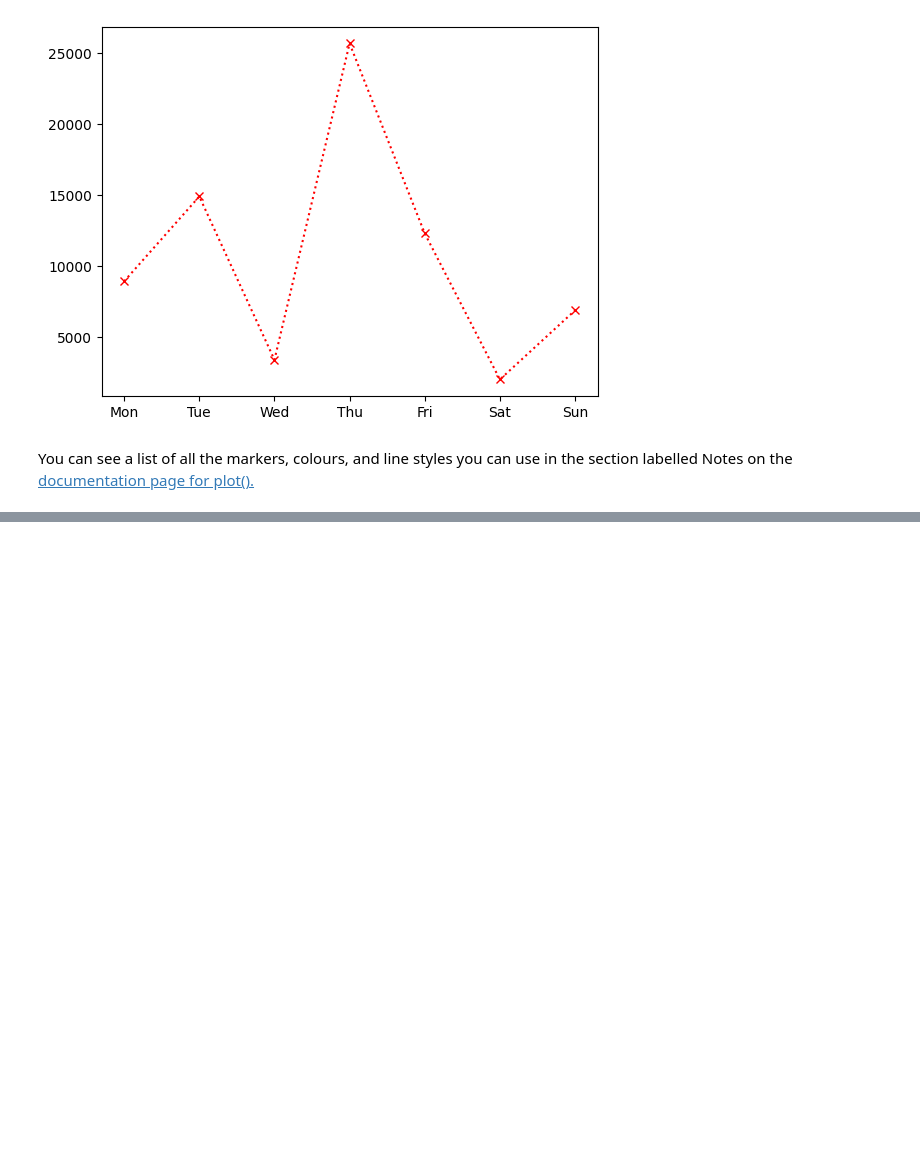
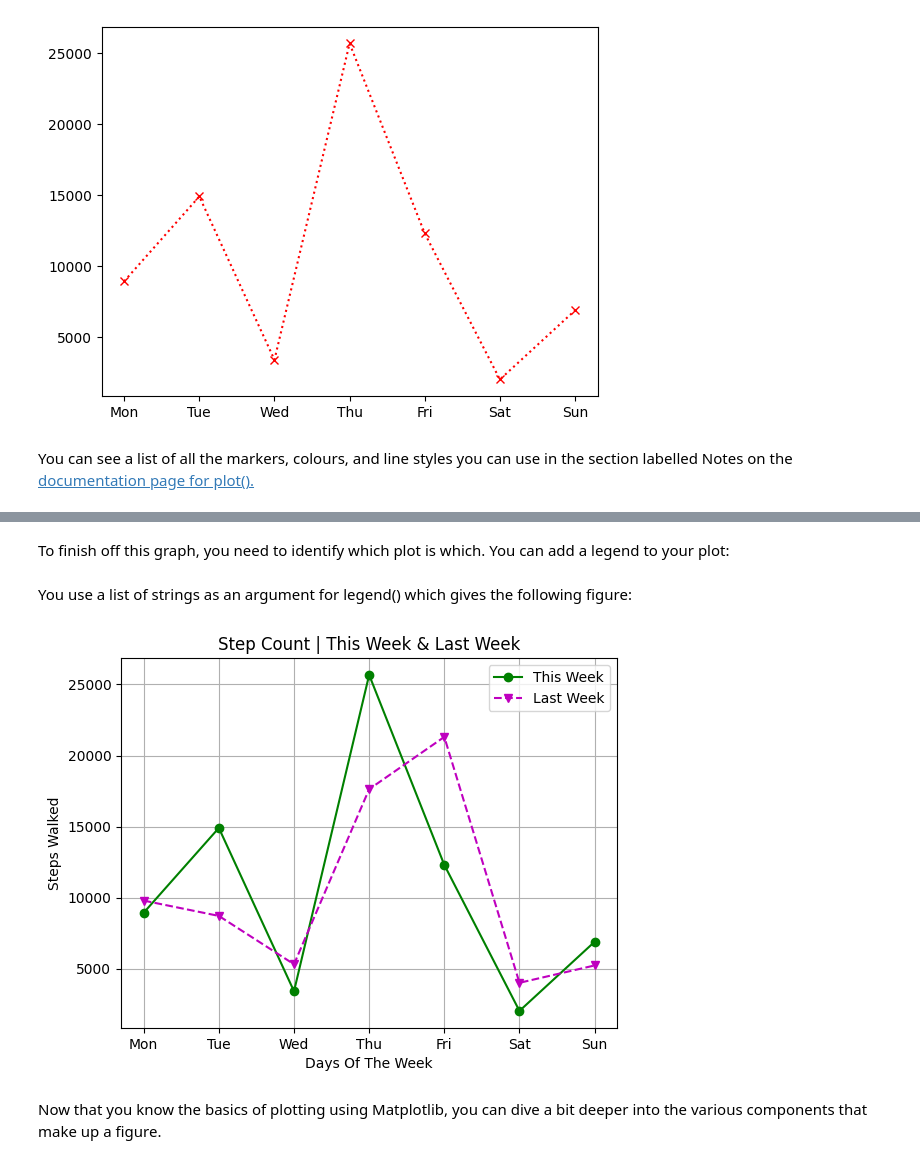
Before and after one commit to EfekanAlpsa/DataScientist-RoadMap, a Jupyter notebook: 3 - Pandas, Data Visualization/Matplotlib/Basics of Data Visualization in Python Using Matplotlib/Basics of Data Visualization in Python Using Matplotlib.ipynb, the cells around one changed output, grey strips where cells are left out. Cells and saved outputs as stored; diff of their text form; code cells hidden in the pictures; blank space fills up the shorter version.

```diff
--- a/3 - Pandas, Data Visualization/Matplotlib/Basics of Data Visualization in Python Using Matplotlib/Basics of Data Visualization in Python Using Matplotlib.ipynb
+++ b/3 - Pandas, Data Visualization/Matplotlib/Basics of Data Visualization in Python Using Matplotlib/Basics of Data Visualization in Python Using Matplotlib.ipynb
@@ -114,0 +156,24 @@ You can see a list of all the markers, colours, and line styles you can use in t
+# %% [markdown]
+To finish off this graph, you need to identify which plot is which. You can add a legend to your plot:
+# %% [markdown]
+
+You use a list of strings as an argument for legend() which gives the following figure:
+# %%
+import matplotlib.pyplot as plt
+
+days = ["Mon", "Tue", "Wed", "Thu", "Fri", "Sat", "Sun"]
+steps_walked = [8934, 14902, 3409, 25672, 12300, 2023, 6890]
+steps_last_week = [9788, 8710, 5308, 17630, 21309, 4002, 5223]
+
+plt.plot(days, steps_walked, "o-g")
+plt.plot(days, steps_last_week, "v--m")
+plt.title("Step Count | This Week & Last Week")
+plt.xlabel("Days Of The Week")
+plt.ylabel("Steps Walked")
+plt.grid(True)
+plt.legend(["This Week", "Last Week"])
+plt.show()
+# %% [output]
+[figure, added]
+# %% [markdown]
+Now that you know the basics of plotting using Matplotlib, you can dive a bit deeper into the various components that make up a figure.
```
Also changed, not shown: parts of 6 cells of this notebook.
